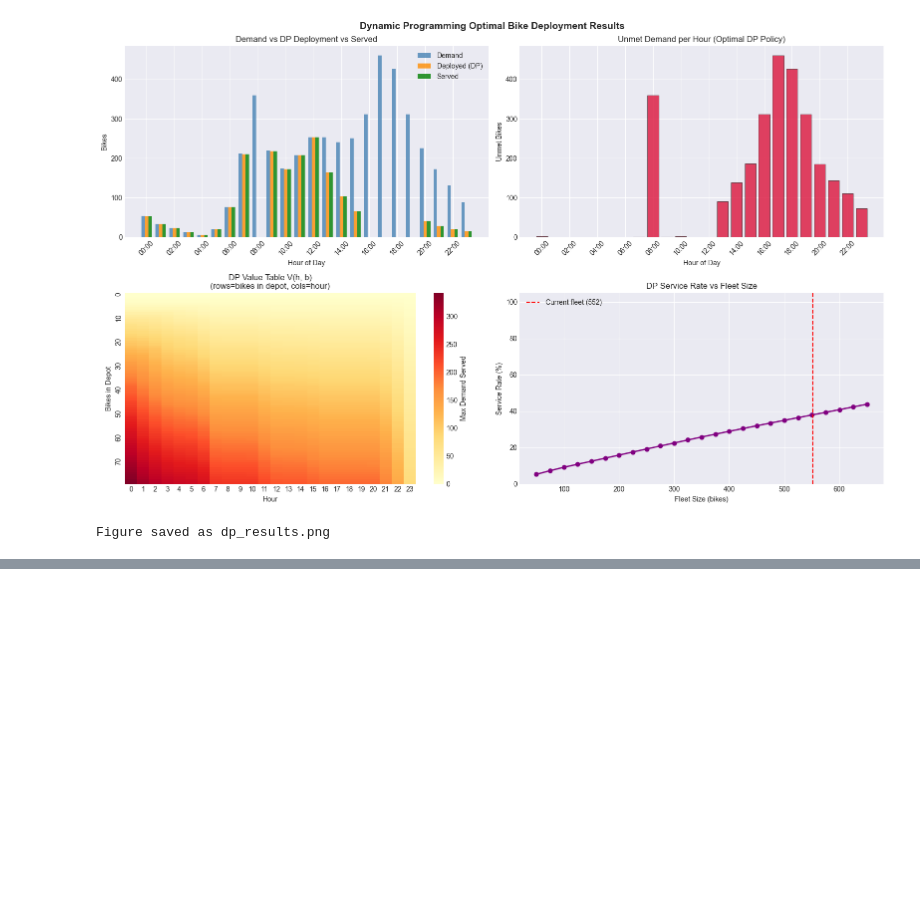
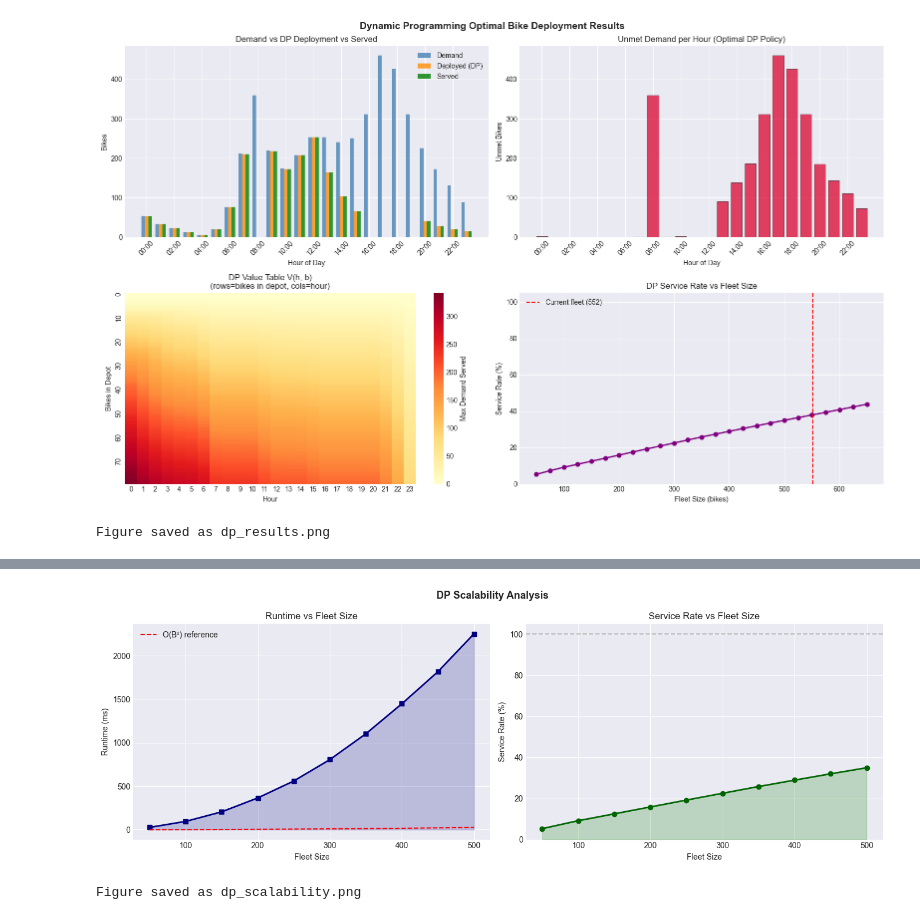
Before and after one commit to Modeesha-Kalani/IT-5082-OptimizationMethods, a Jupyter notebook: notebooks/MS25952070/dynamic_programming.ipynb, the cells around one changed output, grey strips where cells are left out. Cells and saved outputs as stored; diff of their text form; code cells hidden in the pictures; blank space fills up the shorter version.

Commit message:
scalability analysis

```diff
--- a/notebooks/MS25952070/dynamic_programming.ipynb
+++ b/notebooks/MS25952070/dynamic_programming.ipynb
@@ -596,0 +602,16 @@ Figure saved as dp_results.png
+# %%
+#  Runtime vs fleet size
+fleet_sizes   = [50, 100, 150, 200, 250, 300, 350, 400, 450, 500]
+runtimes_ms   = []
+opt_vals      = []
+
+print(f"{'Fleet':>6} | {'Opt Val':>8} | {'Service%':>9} | {'Runtime (ms)':>13}")
+print("-" * 45)
+for fs in fleet_sizes:
+    t0 = time.perf_counter()
+    v, _, _ = dp_bottom_up(fs, demand_int, return_rates_arr)
+    t_ms = (time.perf_counter() - t0) * 1000
+    runtimes_ms.append(t_ms)
+    opt_vals.append(v)
+    sr = 100 * v / demand_int.sum()
+    print(f"  {fs:>4} | {v:>8} | {sr:>8.1f}% | {t_ms:>12.1f}")
@@ -596,0 +631,33 @@ Figure saved as dp_results.png
+# %%
+fig, (ax1, ax2) = plt.subplots(1, 2, figsize=(14, 5))
+fig.suptitle('DP Scalability Analysis', fontsize=13, fontweight='bold')
+
+# Runtime
+ax1.plot(fleet_sizes, runtimes_ms, marker='s', color='navy', linewidth=2)
+ax1.set_title('Runtime vs Fleet Size')
+ax1.set_xlabel('Fleet Size')
+ax1.set_ylabel('Runtime (ms)')
+ax1.fill_between(fleet_sizes, runtimes_ms, alpha=0.2, color='navy')
+
+# Complexity note: O(T × B²) — quadratic in B
+theoretical = [0.0001 * (fs ** 2) for fs in fleet_sizes]
+ax1.plot(fleet_sizes, theoretical, linestyle='--', color='red', label='O(B²) reference')
+ax1.legend()
+
+# Service rate
+service_rates_scale = [100 * v / demand_int.sum() for v in opt_vals]
+ax2.plot(fleet_sizes, service_rates_scale, marker='o', color='darkgreen', linewidth=2)
+ax2.set_title('Service Rate vs Fleet Size')
+ax2.set_xlabel('Fleet Size')
+ax2.set_ylabel('Service Rate (%)')
+ax2.set_ylim(0, 105)
+ax2.axhline(100, color='gray', linestyle='--', alpha=0.5)
+ax2.fill_between(fleet_sizes, service_rates_scale, alpha=0.2, color='green')
+
+plt.tight_layout()
+plt.savefig('dp_scalability.png', dpi=150, bbox_inches='tight')
+plt.show()
+print("Figure saved as dp_scalability.png")
+# %% [output]
+[figure, added]
+Figure saved as dp_scalability.png
```
Also changed, not shown: parts of 2 cells of this notebook, 1 other file.
